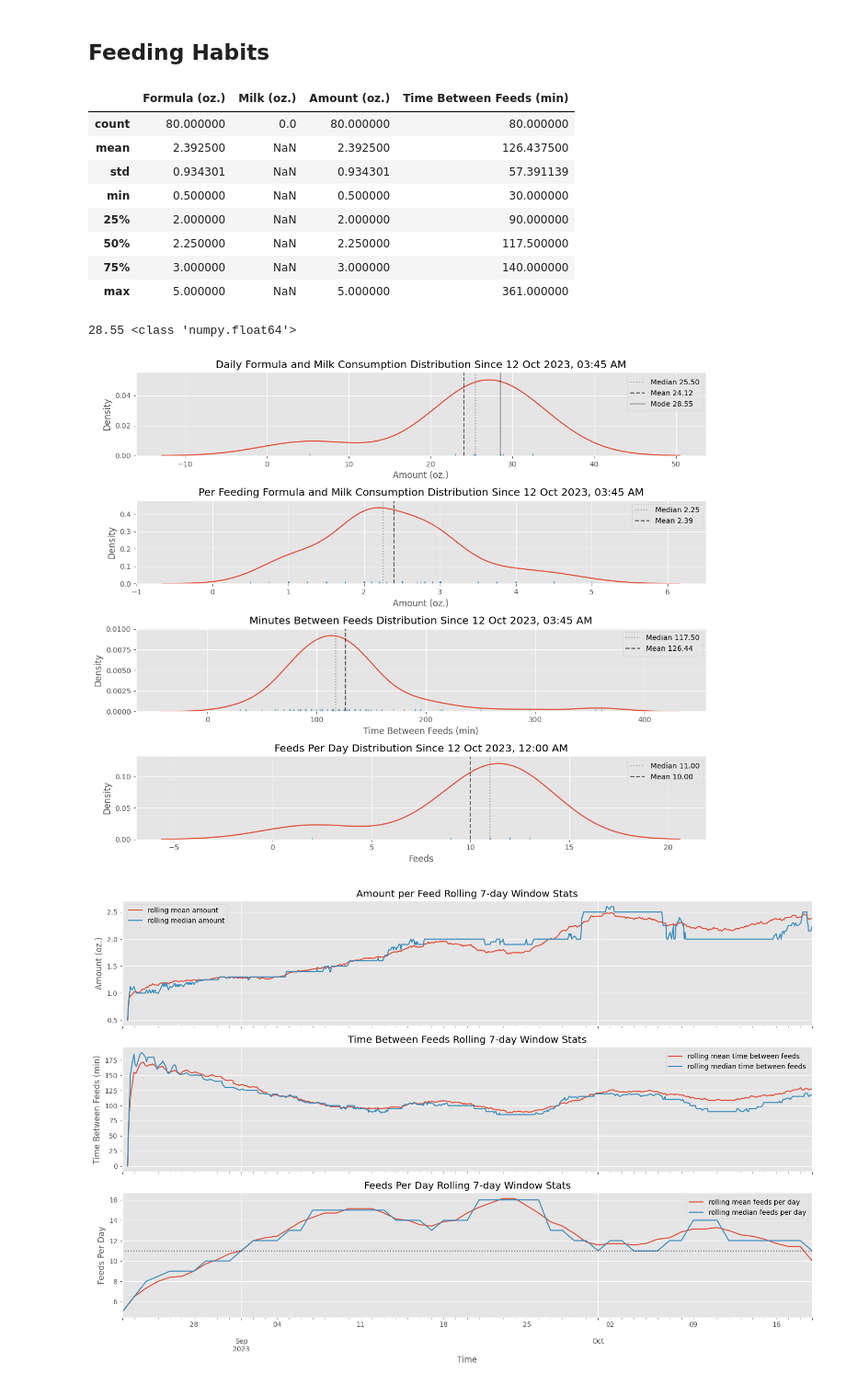
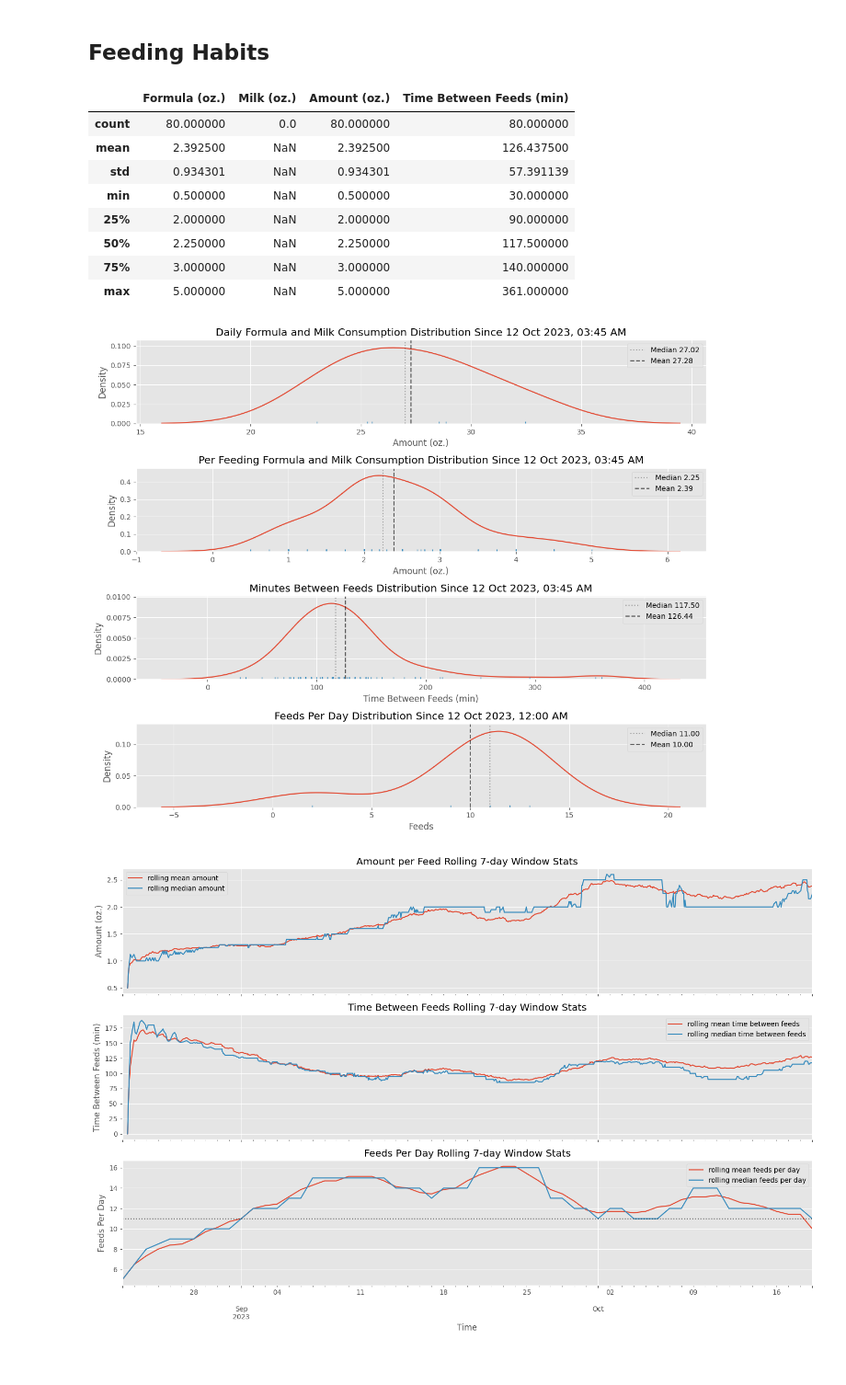
Before and after one commit to jgalloway42/andrews_baby_tracker, a Jupyter notebook: notebooks/andrews_data.ipynb, the cells around one changed output. Shown at 92% size. Cells and saved outputs as stored; diff of their text form; code cells hidden in the pictures.

```diff
--- a/notebooks/andrews_data.ipynb
+++ b/notebooks/andrews_data.ipynb
@@ -147,7 +148,9 @@ feeding_df['Time Between Feeds (min)'] = feeding_df['Time Between Feeds (min)'].
 feeding_df['Time Between Feeds (min)'] = feeding_df['Time Between Feeds (min)'].apply(lambda x: x.seconds//60)
 feeding_df['Feeds'] = 0
 feeding_df['Feeds'].loc[~feeding_df['Amount (oz.)'].isna()] = 1
-tdf = feeding_df.resample('D').sum()[['Amount (oz.)']].loc[start_date:]
+tdf = feeding_df.resample('D').sum()[['Amount (oz.)']]
+ts,tf = get_recent_filter(tdf)
+tdf = tdf.loc[tf & (tdf.index<today)]
 
 # analyze recent data
 feeding_df['rolling mean amount'] = feeding_df['Amount (oz.)'].rolling(to_analyze).mean()
@@ -162,12 +165,8 @@ mean = stats.at['mean','Amount (oz.)']
 median = stats.at['50%','Amount (oz.)']
 mean_time = stats.at['mean','Time Between Feeds (min)']
 median_time = stats.at['50%','Time Between Feeds (min)']
-
 mean_total = tdf.describe().at['mean','Amount (oz.)']
 median_total = tdf.describe().at['50%','Amount (oz.)']
-mode_total = tdf[['Amount (oz.)']].mode(axis='columns', numeric_only=True, dropna=True).iat[0,0]
-print(mode_total,type(mode_total))
-
 
 # plot
 f,axes = plt.subplots(ncols=1,nrows=4,figsize=(12,10))
@@ -176,7 +175,6 @@ ax=sns.kdeplot(data=tdf,x='Amount (oz.)',ax=ax0)
 ax=sns.rugplot(data=tdf,x='Amount (oz.)',ax=ax)
 ax.axvline(median_total,color='k',linestyle='dotted',label=f'Median {median_total:0.2f}',alpha=0.3)
 ax.axvline(mean_total,color='k',linestyle='dashed',label=f'Mean {mean_total:0.2f}',alpha=0.6)
-ax.axvline(mode_total,color='k',linestyle='solid',label=f'Mode {mode_total:0.2f}',alpha=0.3)
 ax.legend()
 s = datetime.strftime(start_date,'%d %b %Y, %I:%M %p')
 ax.set_title(f'Daily Formula and Milk Consumption Distribution Since {s}')
@@ -198,35 +196,34 @@ s = datetime.strftime(start_date,'%d %b %Y, %I:%M %p')
 ax.set_title(f'Minutes Between Feeds Distribution Since {s}')
 
 
 daily_feeds_df = feeding_df.resample('D').sum()
 daily_feeds_df['rolling mean feeds per day'] = daily_feeds_df['Feeds'].rolling(to_analyze).mean()
 daily_feeds_df['rolling median feeds per day'] = daily_feeds_df['Feeds'].rolling(to_analyze).median()
 start_date,analysis_flt = get_recent_filter(daily_feeds_df)
 mean_feeds = daily_feeds_df.loc[analysis_flt].Feeds.mean()
 median_feeds = daily_feeds_df.loc[analysis_flt].Feeds.median()
 ax=sns.kdeplot(data=daily_feeds_df.loc[analysis_flt],x='Feeds',ax=ax3)
 ax=sns.rugplot(data=daily_feeds_df.loc[analysis_flt],x='Feeds',ax=ax)
 ax.axvline(median_feeds,color='k',linestyle='dotted',label=f'Median {median_feeds:0.2f}',alpha=0.3)
 ax.axvline(mean_feeds,color='k',linestyle='dashed',label=f'Mean {mean_feeds:0.2f}',alpha=0.6)
 ax.legend()
 s = datetime.strftime(start_date,'%d %b %Y, %I:%M %p')
 ax.set_title(f'Feeds Per Day Distribution Since {s}')
 
 plt.tight_layout()
 
 _=plt.savefig(os.path.join(figure_path,'feeding_distribution.png'))
 # %% [output]
 |  | Formula (oz.) | Milk (oz.) | Amount (oz.) | Time Between Feeds (min) |
 | count | 80.000000 | 0.0 | 80.000000 | 80.000000 |
 | mean | 2.392500 | NaN | 2.392500 | 126.437500 |
 | std | 0.934301 | NaN | 0.934301 | 57.391139 |
 | min | 0.500000 | NaN | 0.500000 | 30.000000 |
 | 25% | 2.000000 | NaN | 2.000000 | 90.000000 |
 | 50% | 2.250000 | NaN | 2.250000 | 117.500000 |
 | 75% | 3.000000 | NaN | 3.000000 | 140.000000 |
 | max | 5.000000 | NaN | 5.000000 | 361.000000 |
-28.55 <class 'numpy.float64'>
-[figure, old version]
+[figure, new version]
 # %%
 f,axes = plt.subplots(ncols=1,nrows=3,figsize=(15,10),sharex=True)
 ax1,ax2,ax3 = axes.ravel()
```
Also changed, not shown: parts of 3 cells of this notebook, 2 other files.
